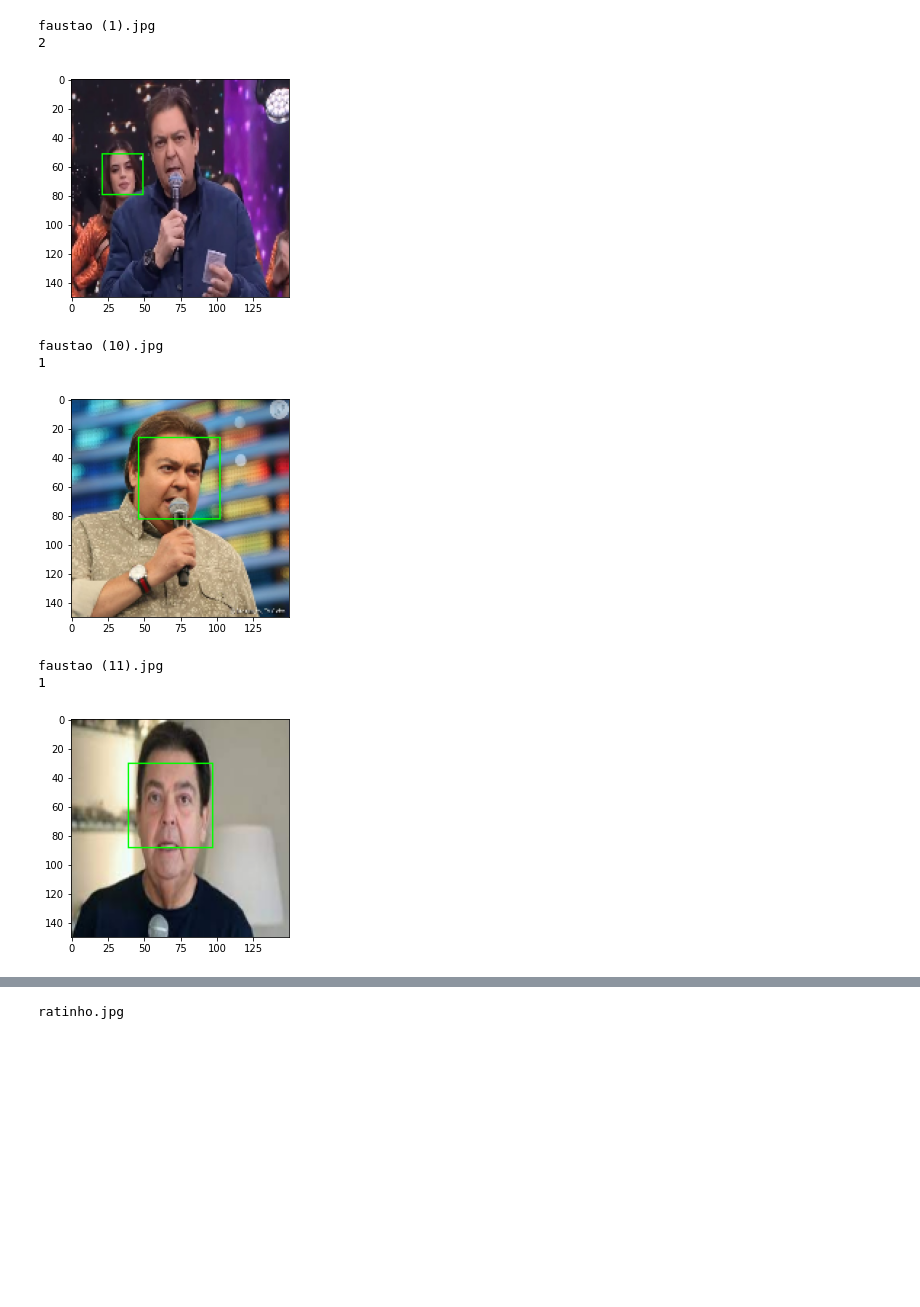
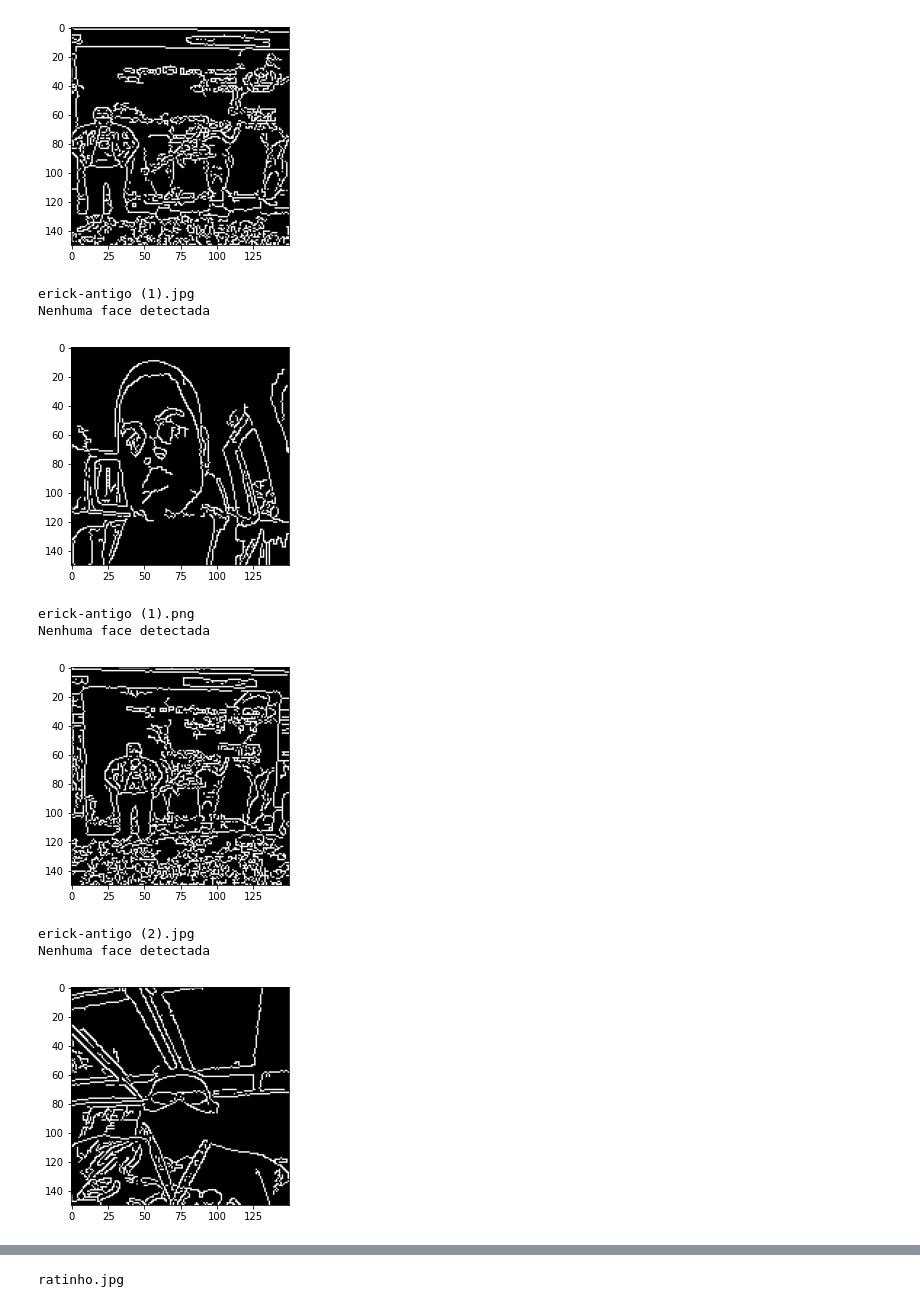
Before and after one commit to Birunda3000/Comp-cognitiva-atlantico-bootcamp, a Jupyter notebook: projeto/pdi2/preprocessamento-crop.ipynb, the cells around one changed output, grey strips where cells are left out. Cells and saved outputs as stored; diff of their text form; code cells hidden in the pictures; blank space fills up the shorter version.

```diff
--- a/projeto/pdi2/preprocessamento-crop.ipynb
+++ b/projeto/pdi2/preprocessamento-crop.ipynb
@@ -20,6 +20,7 @@ def detect_faces(img):
 
     face_cascade = cv2.CascadeClassifier(cv2.data.haarcascades + 'haarcascade_frontalface_default.xml')
     faces_detected = face_cascade.detectMultiScale(img, scaleFactor=1.1, minNeighbors=5)
+    #faces_detected = face_cascade.detectMultiScale(img)
 
 
 
@@ -35,33 +36,63 @@ def detect_faces(img):
         plt.show()
     else:
         print("Nenhuma face detectada")
+
+def gaussian_blur(img):
+    #img = cv2.GaussianBlur(img, (kernel_size, kernel_size), 0)
+
+    #img_rgb = cv2.cvtColor(img, cv2.COLOR_BGR2RGB)
+
+    gray = cv2.cvtColor(img,cv2.COLOR_BGR2GRAY)
+    smooth = cv2.GaussianBlur(gray, (5, 5), 0)
+    division = cv2.divide(gray, smooth, scale=255)
+
+    plt.imshow(smooth, cmap='gray')
+    plt.show()
+    return smooth
+
+def canny_p(img):
+
+    can = cv2.Canny(img, 10, 100)
+
+    img_rgb = cv2.cvtColor(can, cv2.COLOR_BGR2RGB)
+
+    plt.imshow(img_rgb, cmap='gray')
+    plt.show()
+    return can
 # %%
-path = "../../../_DATA_/image/face/faustao"
+#path = "../../../_DATA_/image/face/faustao"
+
+path = "../../../_DATA_/image/faces-personal"
+
 lista_dir = os.listdir(path)
 i=0
 
 for img_name in lista_dir:
     i+=1
 #   img_array = cv2.imread(os.path.join(path,img_name) ,cv2.IMREAD_GRAYSCALE)
     img_array = cv2.imread(os.path.join(path,img_name) ,cv2.cv2.IMREAD_COLOR)
     img_array = cv2.resize(img_array, (150, 150))
+    img_array = canny_p(img_array)
+
+
     #img_array = cv2.cvtColor(img_array, cv2.COLOR_BGR2RGB)
 
 
 
     print(img_name)
 
     detect_faces(img_array)
 
 
 print(f'imgs_num: {i}')
 # %% [output]
+[figure, new version]
-faustao (1).jpg
-2
+erick-antigo (1).jpg
+Nenhuma face detectada
-[figure, old version]
+[figure, new version]
-faustao (10).jpg
-1
+erick-antigo (1).png
+Nenhuma face detectada
-[figure, old version]
+[figure, new version]
-faustao (11).jpg
-1
+erick-antigo (2).jpg
+Nenhuma face detectada
-[figure, old version]
+[figure, new version]
```
Also changed, not shown: parts of 1 cell of this notebook, 4 other files.
